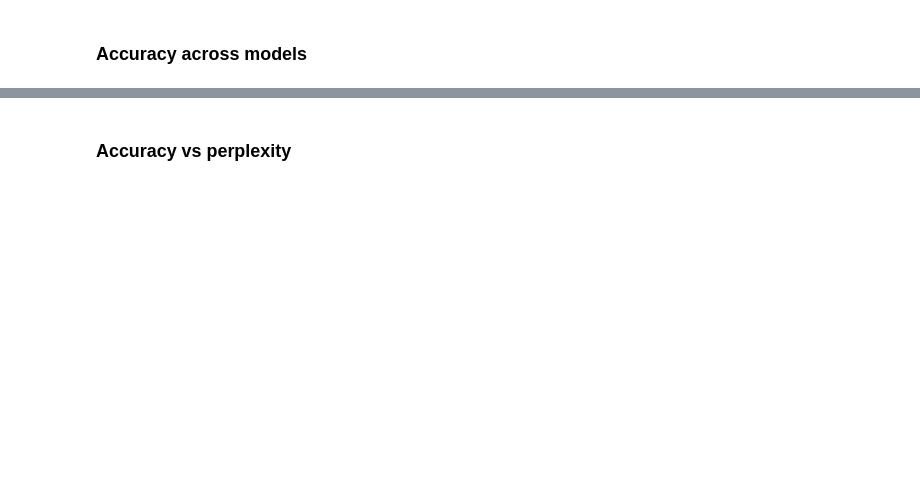
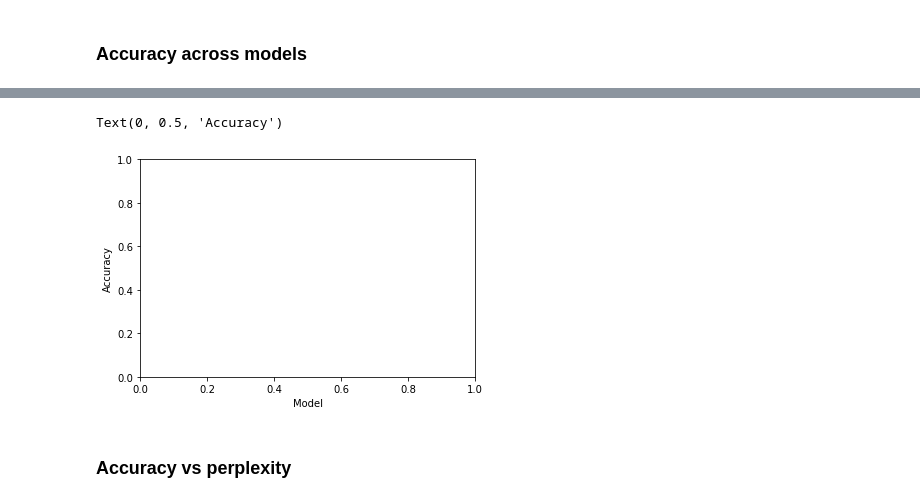
Before and after one commit to cpllab/syntactic-generalization, a Jupyter notebook: notebooks/main.ipynb, the cells around one changed output, grey strips where cells are left out. Cells and saved outputs as stored; diff of their text form; code cells hidden in the pictures; blank space fills up the shorter version.

```diff
--- a/notebooks/main.ipynb
+++ b/notebooks/main.ipynb
@@ -226,3 +269,15 @@ Text(0, 0.5, 'Accuracy')
+# %%
+# TODO Compare SG deltas w.r.t. test suite mean rather than absolute values.
+# This makes for a more easily interpretable visualization
+
+# plt.subplots(figsize=(15, 10))
+# sns.barplot(data=suites_df.reset_index(), x="model_name", y="correct_delta")
+
+plt.xlabel("Model")
+plt.ylabel("Accuracy")
+# %% [output]
+Text(0, 0.5, 'Accuracy')
+[figure, added]
 # %% [markdown]
 ### Accuracy vs perplexity
 # %%
```
Also changed, not shown: parts of 28 cells of this notebook, 1 other file.
